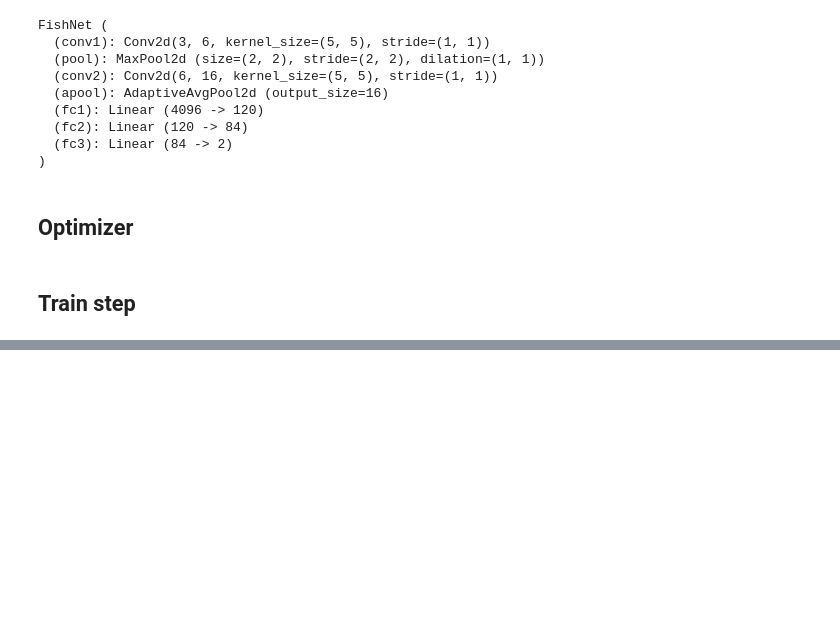
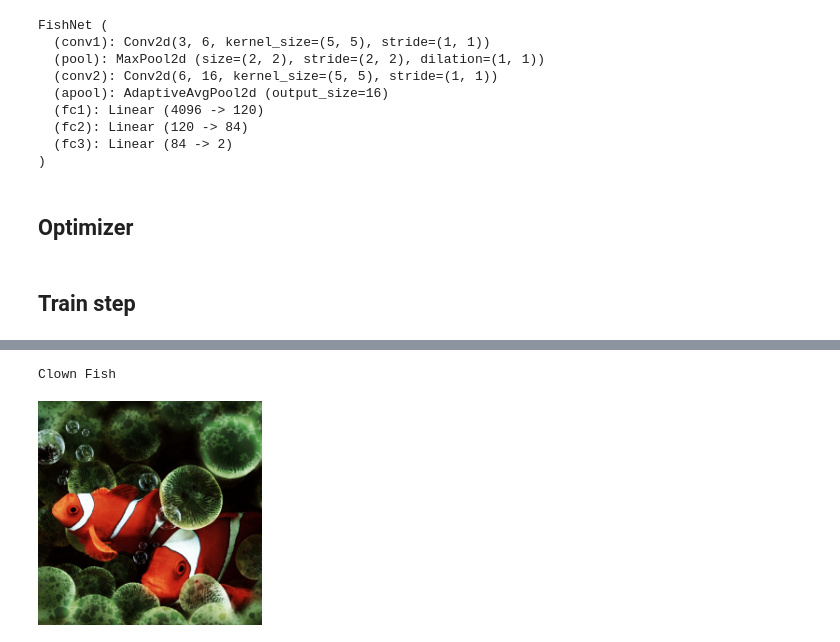
Before and after one commit to AlexBella365/FishNet, a Jupyter notebook: FishNet.ipynb, the cells around one changed output, grey strips where cells are left out. Saved outputs shown, nothing was run; the diff lists cells and outputs as text; code cells hidden in the pictures; blank space fills up the shorter version.

```diff
--- a/FishNet.ipynb
+++ b/FishNet.ipynb
@@ -280,0 +295,6 @@ Variable containing:
+# %%
+print(RESULT[y.data[1]])
+transforms.ToPILImage()(inputs[1].data)
+# %% [output]
+Clown Fish
+[figure, added]
```
Also changed, not shown: parts of 6 cells of this notebook.
